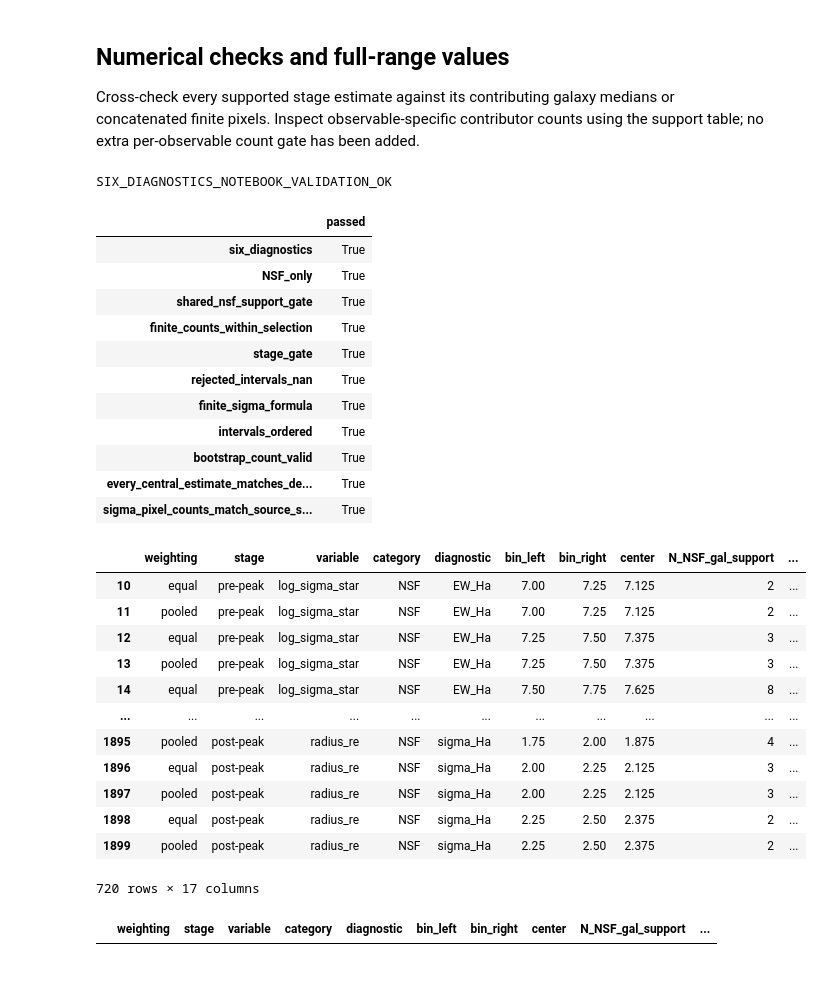
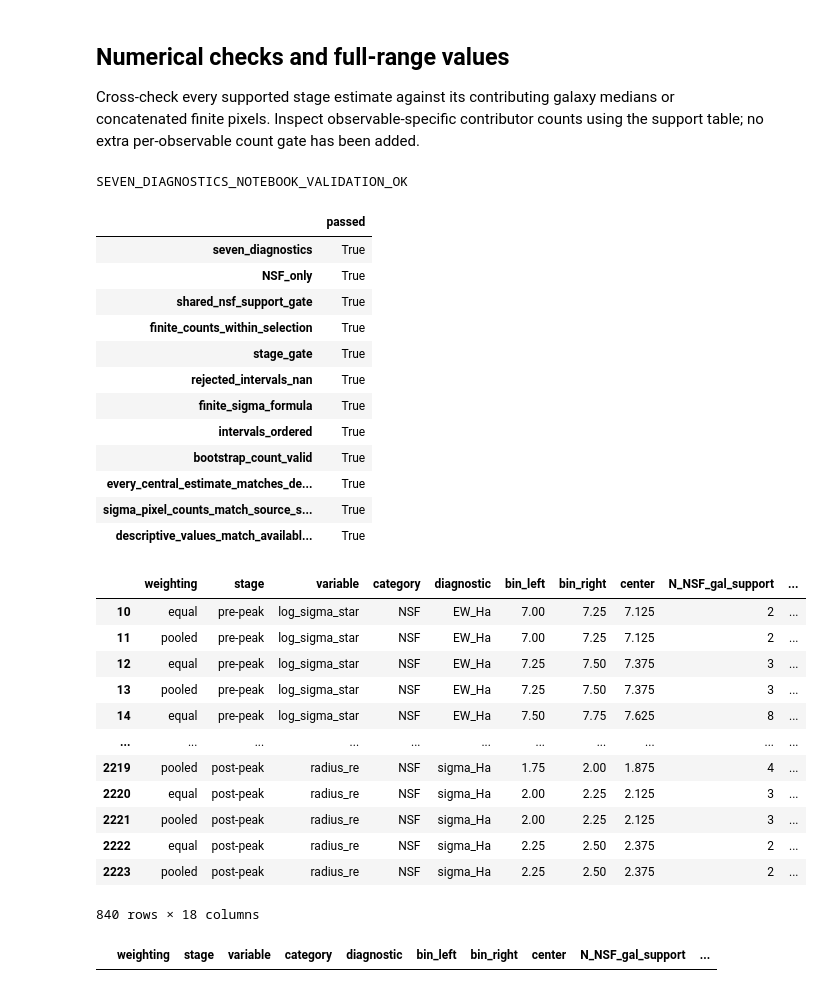
Before and after one commit to Rongjun-ANU/ICRAR-MAUVE, a Jupyter notebook: further/20261016_check_six_NSF_diagnostics_by_stage.ipynb, the cells around one changed output. Saved outputs shown, nothing was run; the diff lists cells and outputs as text; code cells hidden in the pictures.

```diff
--- a/further/20261016_check_six_NSF_diagnostics_by_stage.ipynb
+++ b/further/20261016_check_six_NSF_diagnostics_by_stage.ipynb
@@ -113,6 +131,8 @@ MASK_COLUMN = "MASK"
 SFH_SNR_POSTFIT_HDU = "SNR_POSTFIT"
 
 EW_HA_MIN = 6.0
+# Distance references only; the inherited SF/NSF classification stays at EW > 6.
+SF_REFERENCE_EW_HA_MIN = 20.0
 HALPHA_SIGMA_MAX = 45.0
 SFH_SNR_POSTFIT_MIN = 25.0
 I_MAX_PRIMARY = 80.0
@@ -153,6 +173,7 @@ print("Scope: six diagnostics; NSF only; equal-galaxy mean of medians")
 
 
 SOURCE_NOTEBOOK_SHA256 = {'20261006_check_Halpha_sigma_NSF_TNSF_EWHa_lt3_by_stage.ipynb': '86b07bb97301b1057a2a7dd0d5c9e10f21f7acf67f655fce83b50a026c5bc3ab', '20261006_check_the_BPT_line_ratios_NSF_TNSF_EWHa_lt3_by_stage.ipynb': 'd15aae6cf590608e6bc581274dbb5cc1f3578edd306b7298d57081b97e9c757e'}
+from scipy.spatial import cKDTree
 # %% [output]
 Project root: /Users/Igniz/Desktop/ICRAR/further
 Scope: six diagnostics; NSF only; equal-galaxy mean of medians
@@ -884,6 +941,10 @@ for si, stage in enumerate(STAGE_ORDER):
                 N_spaxel_support=sum(len(a) for a in arrays), eligible_stage=stage_ok,
                 N_finite_bootstrap=int(np.isfinite(draws[branch]).sum()),
                 in_fixed_reliable_range=xmin <= center < xmax,
+                display_value=(central[branch] if stage_ok else
+                    (float(np.mean([np.median(a) for a in arrays if len(a)]))
+                     if branch == 'equal' and any(len(a) for a in arrays) else
+                     float(np.median(np.concatenate(arrays))) if any(len(a) for a in arrays) else np.nan)),
                 value=central[branch], value_lo=lower, value_hi=upper))
 PROFILES = pd.DataFrame(profile_rows)
 SUPPORT_TABLE = PROFILES.loc[PROFILES.weighting.eq('equal') & PROFILES.in_fixed_reliable_range,
@@ -980,7 +1068,7 @@ for diagnostic in DIAGNOSTIC_ORDER:
 Cross-check every supported stage estimate against its contributing galaxy medians or concatenated finite pixels. Inspect observable-specific contributor counts using the support table; no extra per-observable count gate has been added.
 # %%
 checks = {
-    'six_diagnostics': set(MEASUREMENTS.diagnostic) == set(DIAGNOSTIC_ORDER),
+    'seven_diagnostics': set(MEASUREMENTS.diagnostic) == set(DIAGNOSTIC_ORDER),
     'NSF_only': set(MEASUREMENTS.category) == {'NSF'},
     'shared_nsf_support_gate': bool(NSF_SUPPORT_BY_GALAXY_BIN.NSF_eligible_galaxy.equals(
         nsf_profile_supported(NSF_SUPPORT_BY_GALAXY_BIN))),
@@ -1011,40 +1099,50 @@ checks['every_central_estimate_matches_definition'] = bool(all(central_checks))
 sigma_reference = DISPERSION_BY_GALAXY_BIN.rename(columns={'N_sigma_Ha': 'N_reference'})
 sigma_counts = MEASUREMENTS.loc[MEASUREMENTS.diagnostic.eq('sigma_Ha')].merge(
     sigma_reference[['GALID', 'variable', 'category', 'bin_left', 'N_reference']],
     on=['GALID', 'variable', 'category', 'bin_left'], validate='one_to_one')
 checks['sigma_pixel_counts_match_source_support'] = bool(sigma_counts.N_pixels.eq(sigma_counts.N_reference).all())
+
+for row in PROFILES.itertuples(index=False):
+    group = indexed_measurements[(row.stage, row.variable, row.category, row.diagnostic, row.bin_left)]
+    use = group.loc[group.contributes]
+    expected = (use.galaxy_median.mean() if row.weighting == 'equal'
+                else np.median(np.concatenate(use['values'].to_list()))) if len(use) else np.nan
+    assert np.allclose(row.display_value, expected, equal_nan=True)
+checks['descriptive_values_match_available_galaxies'] = True
+
 display(pd.Series(checks, name='passed').to_frame())
 assert all(checks.values()), checks
 display(PROFILES.loc[PROFILES.in_fixed_reliable_range])
 OUTSIDE_SIGMA_DISPLAY = PROFILES.loc[PROFILES.diagnostic.eq('sigma_Ha')
     & PROFILES.in_fixed_reliable_range & PROFILES.value.gt(DISPERSION_YLIM[1])]
 display(OUTSIDE_SIGMA_DISPLAY)
-print('SIX_DIAGNOSTICS_NOTEBOOK_VALIDATION_OK')
+print('SEVEN_DIAGNOSTICS_NOTEBOOK_VALIDATION_OK')
 # %% [output]
-SIX_DIAGNOSTICS_NOTEBOOK_VALIDATION_OK
+SEVEN_DIAGNOSTICS_NOTEBOOK_VALIDATION_OK
 |  | passed |
-| six_diagnostics | True |
+| seven_diagnostics | True |
 | NSF_only | True |
 | shared_nsf_support_gate | True |
 | finite_counts_within_selection | True |
 | stage_gate | True |
 | rejected_intervals_nan | True |
 | finite_sigma_formula | True |
 | intervals_ordered | True |
 | bootstrap_count_valid | True |
 | every_central_estimate_matches_de... | True |
 | sigma_pixel_counts_match_source_s... | True |
+| descriptive_values_match_availabl... | True |
 |  | weighting | stage | variable | category | diagnostic | bin_left | bin_right | center | N_NSF_gal_support | ... |
 | 10 | equal | pre-peak | log_sigma_star | NSF | EW_Ha | 7.00 | 7.25 | 7.125 | 2 | ... |
 | 11 | pooled | pre-peak | log_sigma_star | NSF | EW_Ha | 7.00 | 7.25 | 7.125 | 2 | ... |
 | 12 | equal | pre-peak | log_sigma_star | NSF | EW_Ha | 7.25 | 7.50 | 7.375 | 3 | ... |
 | 13 | pooled | pre-peak | log_sigma_star | NSF | EW_Ha | 7.25 | 7.50 | 7.375 | 3 | ... |
 | 14 | equal | pre-peak | log_sigma_star | NSF | EW_Ha | 7.50 | 7.75 | 7.625 | 8 | ... |
 | ... | ... | ... | ... | ... | ... | ... | ... | ... | ... | ... |
-| 1895 | pooled | post-peak | radius_re | NSF | sigma_Ha | 1.75 | 2.00 | 1.875 | 4 | ... |
-| 1896 | equal | post-peak | radius_re | NSF | sigma_Ha | 2.00 | 2.25 | 2.125 | 3 | ... |
-| 1897 | pooled | post-peak | radius_re | NSF | sigma_Ha | 2.00 | 2.25 | 2.125 | 3 | ... |
-| 1898 | equal | post-peak | radius_re | NSF | sigma_Ha | 2.25 | 2.50 | 2.375 | 2 | ... |
-| 1899 | pooled | post-peak | radius_re | NSF | sigma_Ha | 2.25 | 2.50 | 2.375 | 2 | ... |
+| 2219 | pooled | post-peak | radius_re | NSF | sigma_Ha | 1.75 | 2.00 | 1.875 | 4 | ... |
+| 2220 | equal | post-peak | radius_re | NSF | sigma_Ha | 2.00 | 2.25 | 2.125 | 3 | ... |
+| 2221 | pooled | post-peak | radius_re | NSF | sigma_Ha | 2.00 | 2.25 | 2.125 | 3 | ... |
+| 2222 | equal | post-peak | radius_re | NSF | sigma_Ha | 2.25 | 2.50 | 2.375 | 2 | ... |
+| 2223 | pooled | post-peak | radius_re | NSF | sigma_Ha | 2.25 | 2.50 | 2.375 | 2 | ... |
-720 rows × 17 columns
+840 rows × 18 columns
 |  | weighting | stage | variable | category | diagnostic | bin_left | bin_right | center | N_NSF_gal_support | ... |
```
Also changed, not shown: parts of 6 cells of this notebook, 10 other files.
